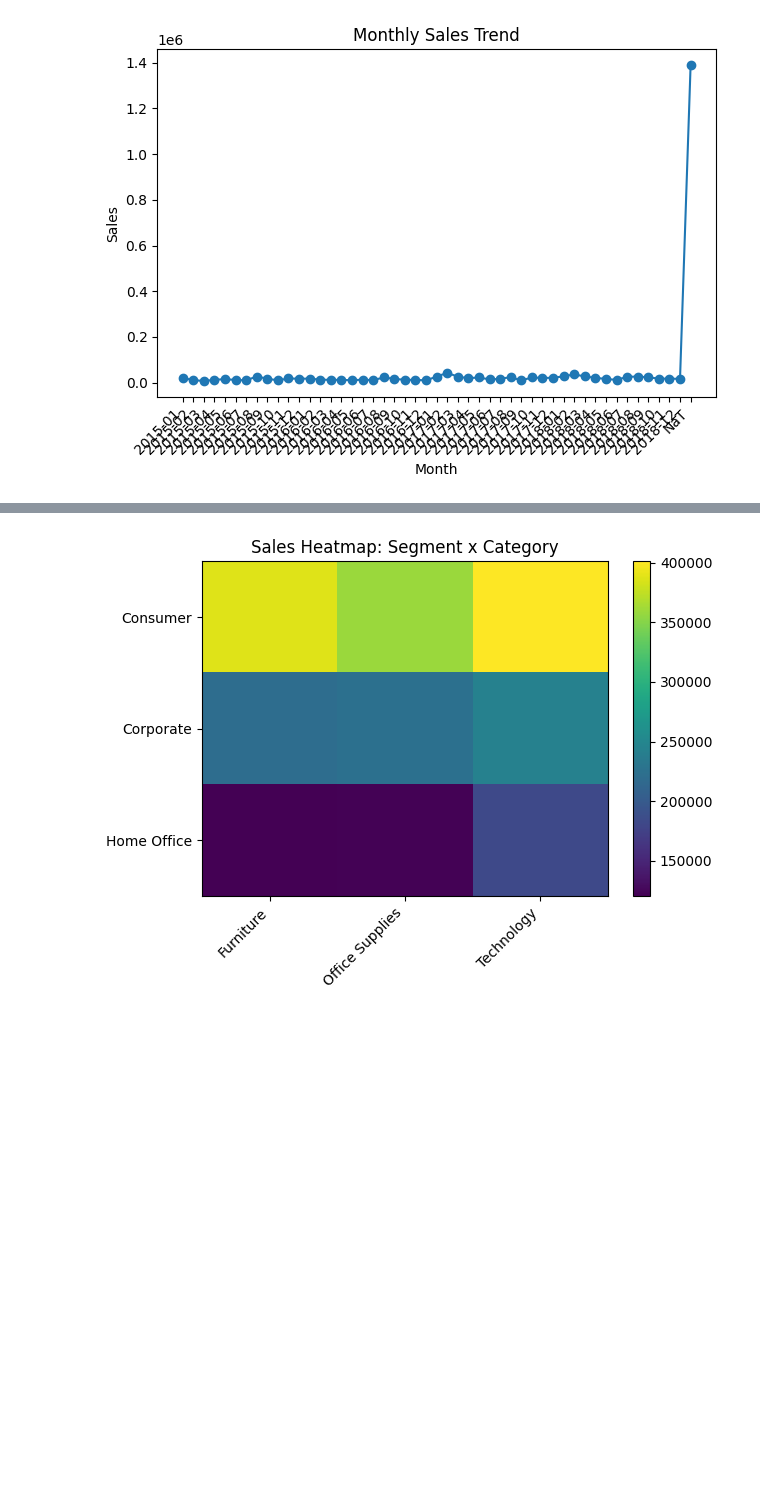
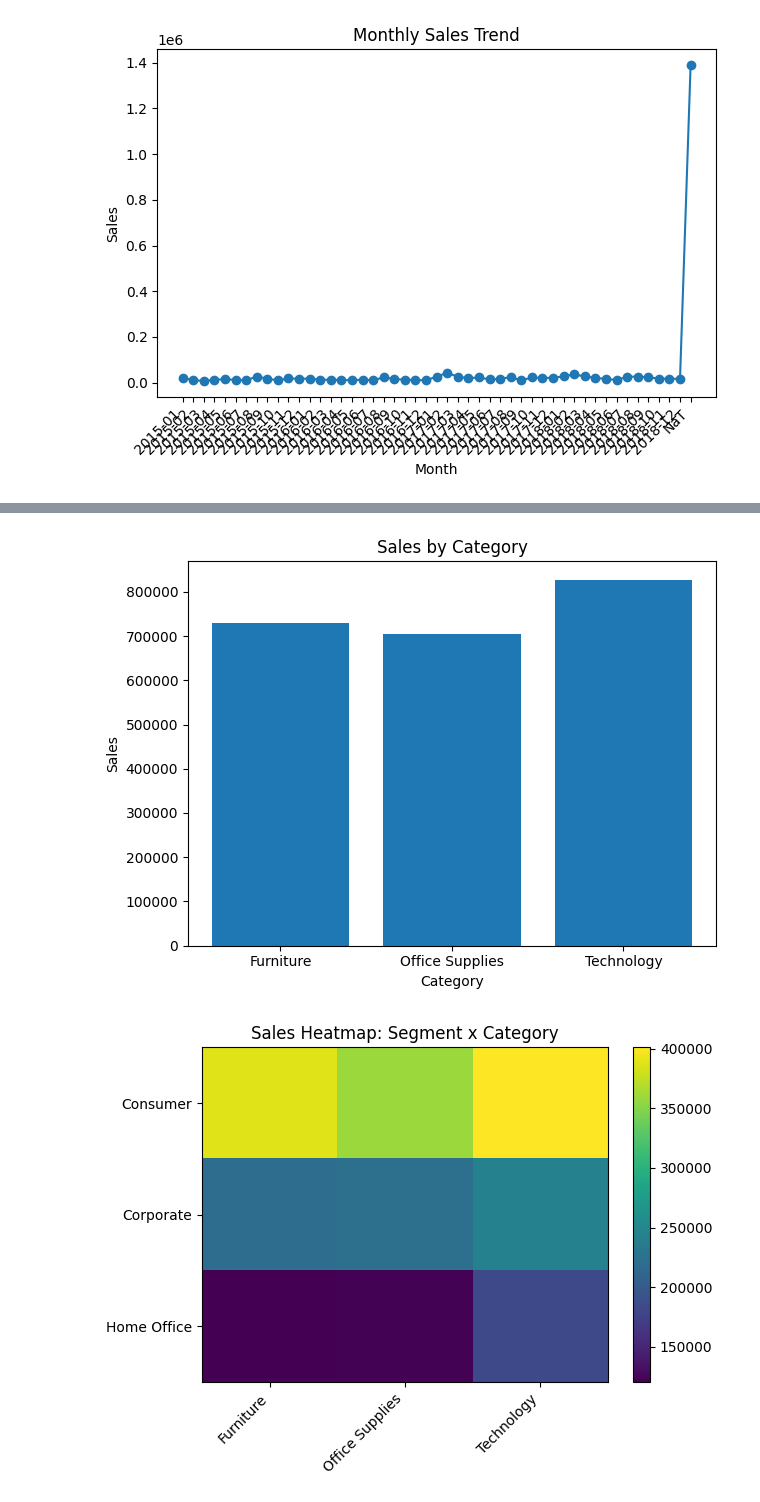
Before and after one commit to Fahadmmd/sales-operations-analytics, a Jupyter notebook: data_process_enhanced.ipynb, the cells around one changed output, grey strips where cells are left out. Drawn from its saved outputs; the diff is of its cells as text; code cells hidden in the pictures; blank space fills up the shorter version.

```diff
--- a/data_process_enhanced.ipynb
+++ b/data_process_enhanced.ipynb
@@ -237,15 +239,16 @@ if 'Product' in df.columns and 'Sales' in df.columns:
 # %%
-# Plot 3: Category vs Profit (bar) if available
-if 'Category' in df.columns and 'Profit' in df.columns:
-    cat_profit = df.groupby('Category')['Profit'].sum().reset_index()
+if 'Category' in df.columns and 'Sales' in df.columns:
+    cat_sales = df.groupby('Category')['Sales'].sum().reset_index()
     plt.figure()
-    plt.bar(cat_profit['Category'], cat_profit['Profit'])
+    plt.bar(cat_sales['Category'], cat_sales['Sales'])
     plt.xticks(rotation=0)
-    plt.title('Profit by Category')
+    plt.title('Sales by Category')
     plt.xlabel('Category')
-    plt.ylabel('Profit')
+    plt.ylabel('Sales')
     plt.tight_layout()
     plt.show()
+# %% [output]
+[figure, added]
 # %%
 # Plot 4: Heatmap of Category x Segment Sales (imshow)
 if set(['Segment','Category']).issubset(df.columns) and 'Sales' in df.columns:
```
Also changed, not shown: parts of 2 cells of this notebook.
